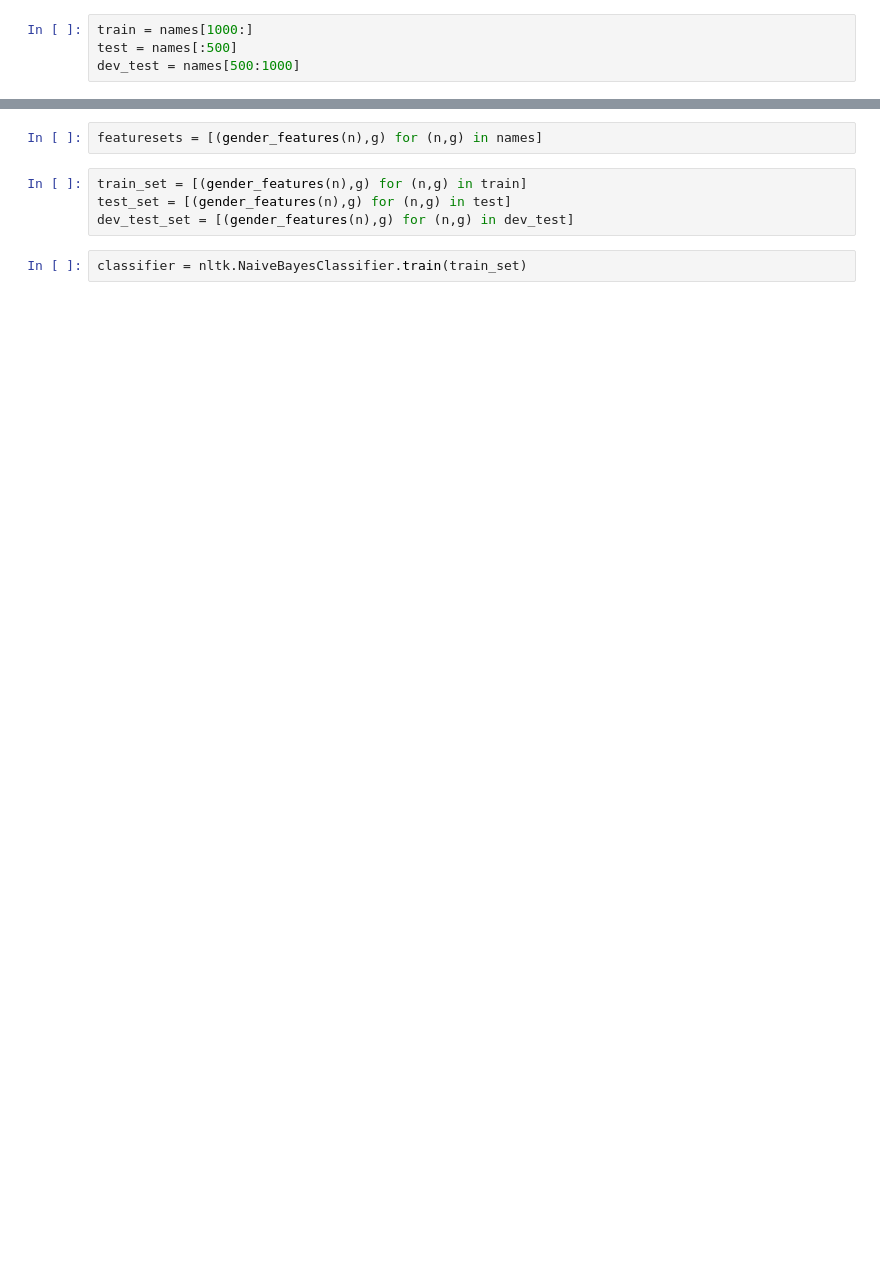
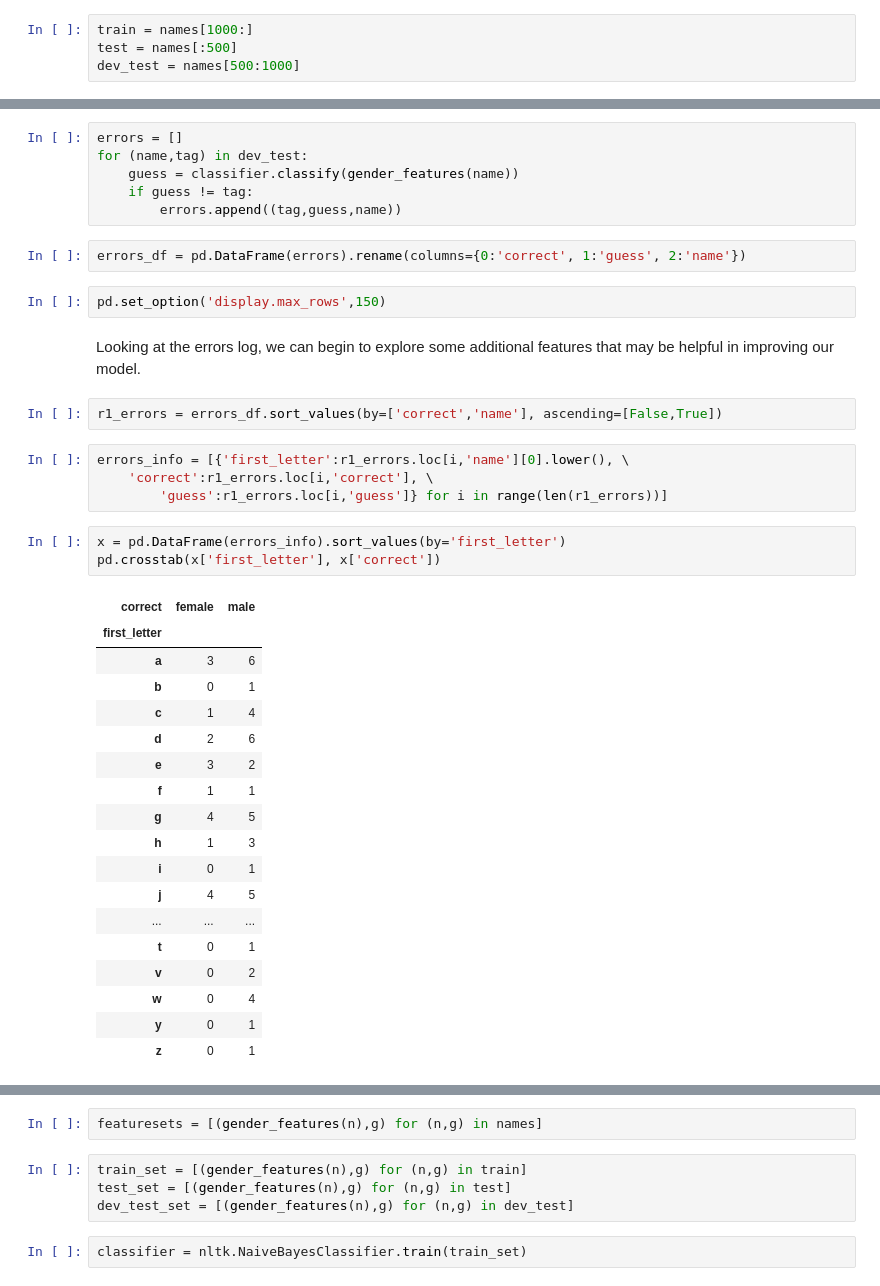
Before and after one commit to klmartin1998/spring2024-data620, a Jupyter notebook: projects/project3/data620_project3.ipynb, the cells around one changed output, grey strips where cells are left out. Saved outputs shown, nothing was run; the diff lists cells and outputs as text; blank space fills up the shorter version.

```diff
--- a/projects/project3/data620_project3.ipynb
+++ b/projects/project3/data620_project3.ipynb
@@ -38,0 +82,40 @@ Name Classifier
+# %%
+errors = []
+for (name,tag) in dev_test:
+    guess = classifier.classify(gender_features(name))
+    if guess != tag:
+        errors.append((tag,guess,name))
+# %%
+errors_df = pd.DataFrame(errors).rename(columns={0:'correct', 1:'guess', 2:'name'})
+# %%
+pd.set_option('display.max_rows',150)
+# %% [markdown]
+Looking at the errors log, we can begin to explore some additional features that may be helpful in improving our model.
+# %%
+r1_errors = errors_df.sort_values(by=['correct','name'], ascending=[False,True])
+# %%
+errors_info = [{'first_letter':r1_errors.loc[i,'name'][0].lower(), \
+    'correct':r1_errors.loc[i,'correct'], \
+        'guess':r1_errors.loc[i,'guess']} for i in range(len(r1_errors))]
+# %%
+x = pd.DataFrame(errors_info).sort_values(by='first_letter')
+pd.crosstab(x['first_letter'], x['correct'])
+# %% [output]
+| correct | female | male |
+| first_letter |  |  |
+| a | 3 | 6 |
+| b | 0 | 1 |
+| c | 1 | 4 |
+| d | 2 | 6 |
+| e | 3 | 2 |
+| f | 1 | 1 |
+| g | 4 | 5 |
+| h | 1 | 3 |
+| i | 0 | 1 |
+| j | 4 | 5 |
+| ... | ... | ... |
+| t | 0 | 1 |
+| v | 0 | 2 |
+| w | 0 | 4 |
+| y | 0 | 1 |
+| z | 0 | 1 |
```
Also changed, not shown: parts of 69 cells of this notebook.
